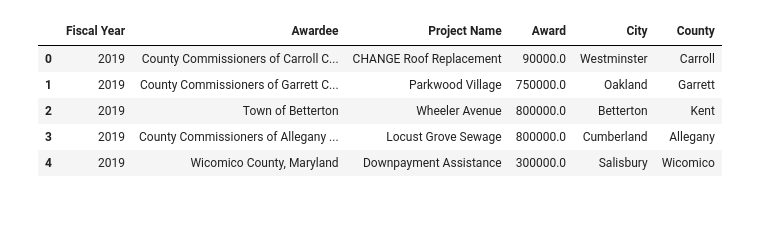
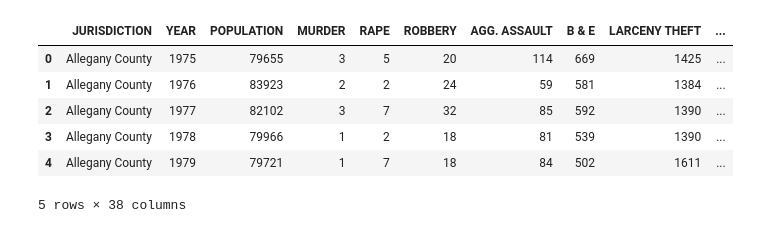
Before and after one commit to ccgrace/ETL_project, a Jupyter notebook: crime_etl.ipynb, the cells around one changed output. Cells and saved outputs as stored; diff of their text form; code cells hidden in the pictures.

```diff
--- a/crime_etl.ipynb
+++ b/crime_etl.ipynb
@@ -2,13 +2,14 @@
 import pandas as pd
 from sqlalchemy import create_engine
 # %%
-csv_file = "Resources/grant_data.csv"
+csv_file = "Resources/CrimeData.csv"
 crime_data_df = pd.read_csv(csv_file)
 crime_data_df.head()
 # %% [output]
-|  | Fiscal Year | Awardee | Project Name | Award | City | County |
-| 0 | 2019 | County Commissioners of Carroll C... | CHANGE Roof Replacement | 90000.0 | Westminster | Carroll |
-| 1 | 2019 | County Commissioners of Garrett C... | Parkwood Village | 750000.0 | Oakland | Garrett |
-| 2 | 2019 | Town of Betterton | Wheeler Avenue | 800000.0 | Betterton | Kent |
-| 3 | 2019 | County Commissioners of Allegany ... | Locust Grove Sewage | 800000.0 | Cumberland | Allegany |
-| 4 | 2019 | Wicomico County, Maryland | Downpayment Assistance | 300000.0 | Salisbury | Wicomico |
+|  | JURISDICTION | YEAR | POPULATION | MURDER | RAPE | ROBBERY | AGG. ASSAULT | B & E | LARCENY THEFT | ... |
+| 0 | Allegany County | 1975 | 79655 | 3 | 5 | 20 | 114 | 669 | 1425 | ... |
+| 1 | Allegany County | 1976 | 83923 | 2 | 2 | 24 | 59 | 581 | 1384 | ... |
+| 2 | Allegany County | 1977 | 82102 | 3 | 7 | 32 | 85 | 592 | 1390 | ... |
+| 3 | Allegany County | 1978 | 79966 | 1 | 2 | 18 | 81 | 539 | 1390 | ... |
+| 4 | Allegany County | 1979 | 79721 | 1 | 7 | 18 | 84 | 502 | 1611 | ... |
+5 rows × 38 columns
```
Also changed, not shown: parts of 3 cells of this notebook, 1 other file.
